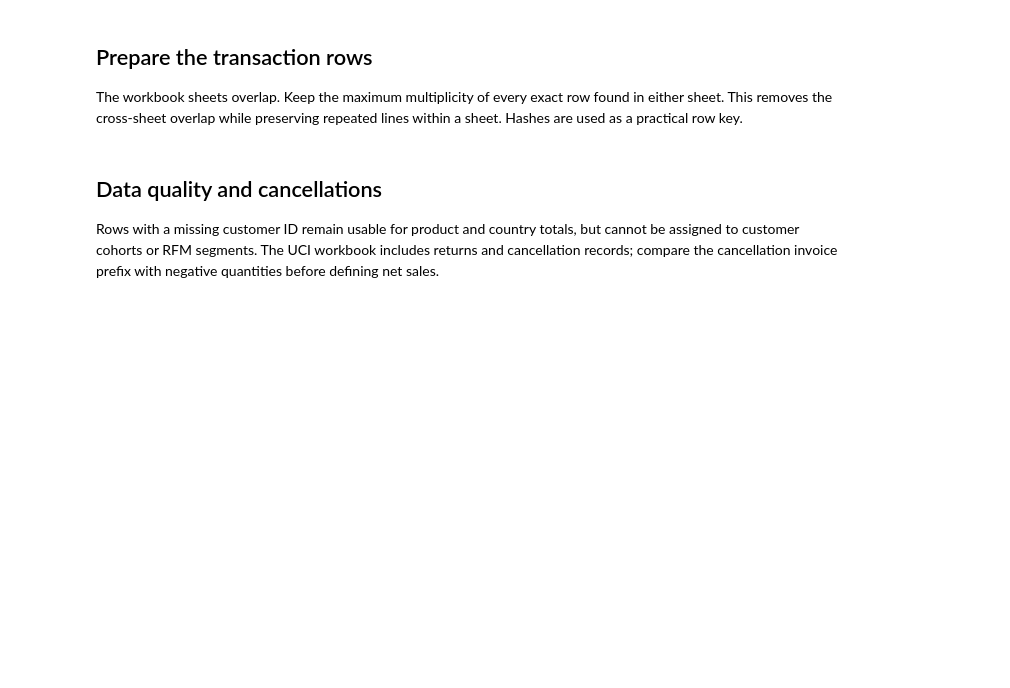
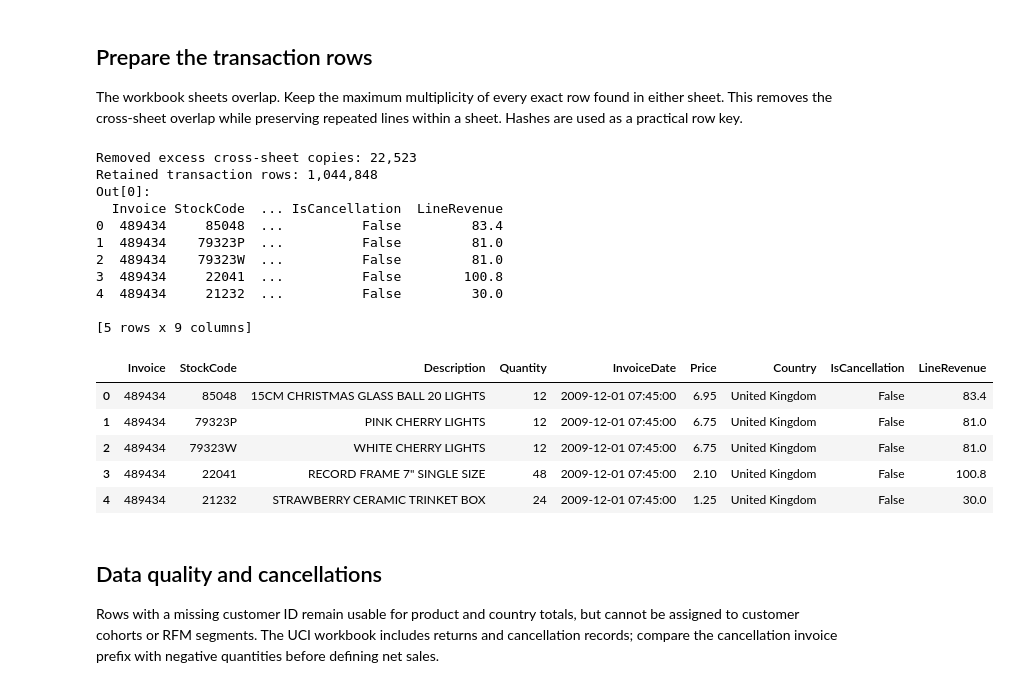
Before and after one commit to Iparkhan/ecommerce-revenue-customer-intelligence, a Jupyter notebook: notebooks/01_initial_exploration.ipynb, the cells around one changed output. Cells and saved outputs as stored; diff of their text form; code cells hidden in the pictures; blank space fills up the shorter version.

```diff
--- a/notebooks/01_initial_exploration.ipynb
+++ b/notebooks/01_initial_exploration.ipynb
@@ -25,24 +30,42 @@ The workbook sheets overlap. Keep the maximum multiplicity of every exact row fo
 # %%
 frames = list(sheets.values())
 columns = frames[0].columns.tolist()
 hashes_by_sheet = [
     pd.util.hash_pandas_object(frame[columns], index=False).astype('uint64').value_counts()
     for frame in frames
 ]
 max_repeats = pd.concat(hashes_by_sheet, axis=1).fillna(0).max(axis=1)
 retail = pd.concat(frames, ignore_index=True)
 retail['_row_hash'] = pd.util.hash_pandas_object(retail[columns], index=False).astype('uint64')
 retail['_occurrence'] = retail.groupby('_row_hash', sort=False).cumcount()
 keep = retail['_occurrence'] < retail['_row_hash'].map(max_repeats)
 removed_cross_sheet = int((~keep).sum())
 retail = retail.loc[keep, columns].copy()
 retail['InvoiceDate'] = pd.to_datetime(retail['InvoiceDate'], errors='coerce')
 retail['Invoice'] = retail['Invoice'].astype('string')
 retail['IsCancellation'] = retail['Invoice'].str.startswith('C', na=False)
 retail['LineRevenue'] = retail['Quantity'] * retail['Price']
 print(f'Removed excess cross-sheet copies: {removed_cross_sheet:,}')
 print(f'Retained transaction rows: {len(retail):,}')
-retail.head()
+retail.drop(columns=['Customer ID']).head()
+# %% [output]
+Removed excess cross-sheet copies: 22,523
+Retained transaction rows: 1,044,848
+Out[0]:
+  Invoice StockCode  ... IsCancellation  LineRevenue
+0  489434     85048  ...          False         83.4
+1  489434    79323P  ...          False         81.0
+2  489434    79323W  ...          False         81.0
+3  489434     22041  ...          False        100.8
+4  489434     21232  ...          False         30.0
+
+[5 rows x 9 columns]
+|  | Invoice | StockCode | Description | Quantity | InvoiceDate | Price | Country | IsCancellation | LineRevenue |
+| 0 | 489434 | 85048 | 15CM CHRISTMAS GLASS BALL 20 LIGHTS | 12 | 2009-12-01 07:45:00 | 6.95 | United Kingdom | False | 83.4 |
+| 1 | 489434 | 79323P | PINK CHERRY LIGHTS | 12 | 2009-12-01 07:45:00 | 6.75 | United Kingdom | False | 81.0 |
+| 2 | 489434 | 79323W | WHITE CHERRY LIGHTS | 12 | 2009-12-01 07:45:00 | 6.75 | United Kingdom | False | 81.0 |
+| 3 | 489434 | 22041 | RECORD FRAME 7" SINGLE SIZE | 48 | 2009-12-01 07:45:00 | 2.10 | United Kingdom | False | 100.8 |
+| 4 | 489434 | 21232 | STRAWBERRY CERAMIC TRINKET BOX | 24 | 2009-12-01 07:45:00 | 1.25 | United Kingdom | False | 30.0 |
 # %% [markdown]
 ## Data quality and cancellations
 
```
Also changed, not shown: parts of 10 cells of this notebook, 1 other file.
